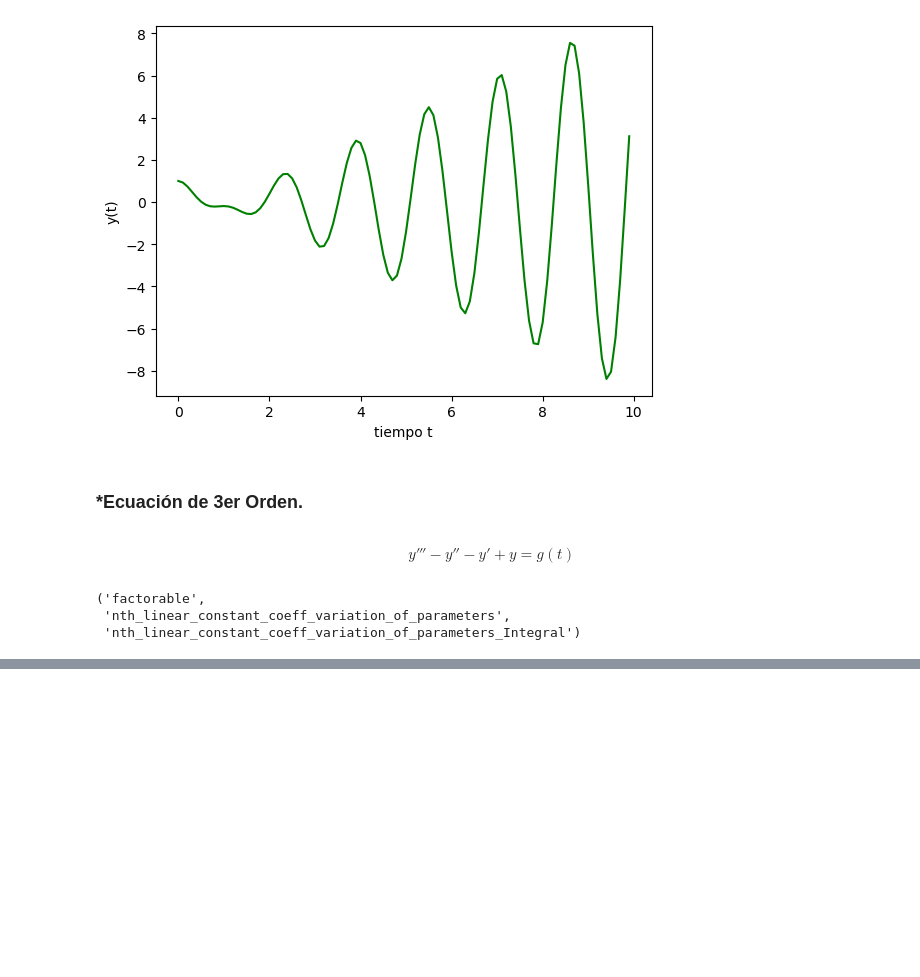
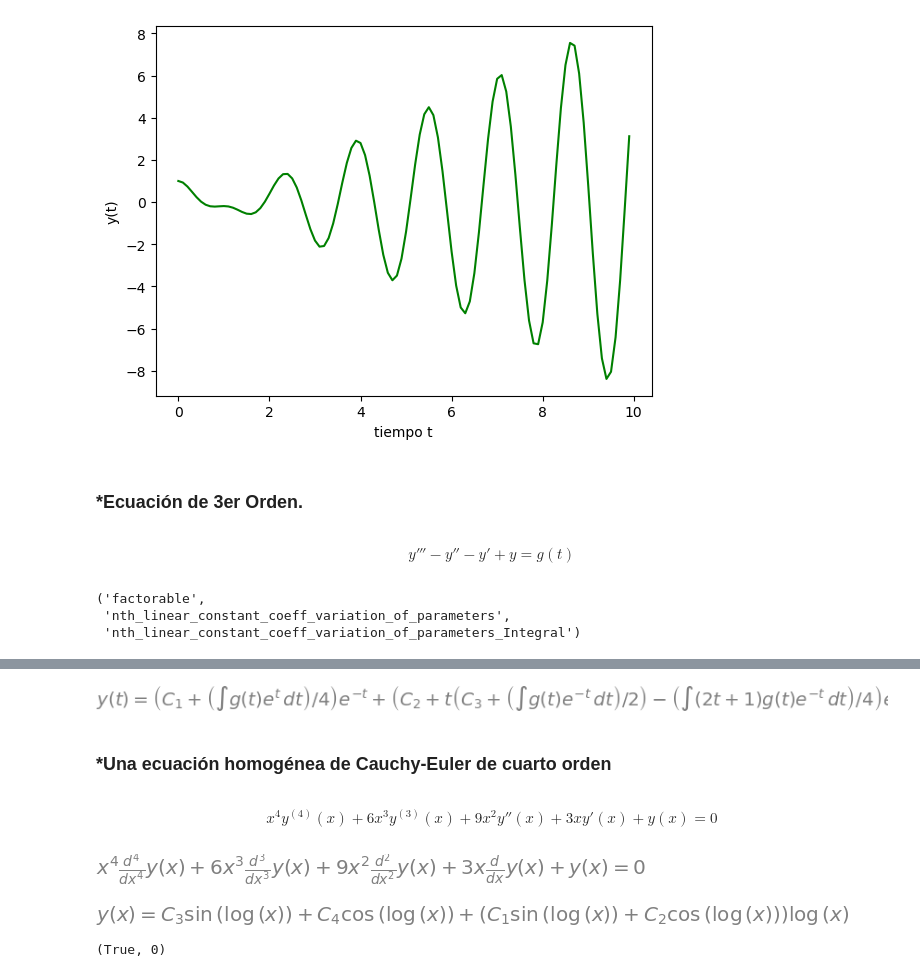
Before and after one commit to JaviMH24/Topicos-de-Ecuaciones-Diferenciales, a Jupyter notebook: Ec_Dif_con_Python.ipynb, the cells around one changed output, grey strips where cells are left out. Cells and saved outputs as stored; diff of their text form; code cells hidden in the pictures; blank space fills up the shorter version.

```diff
--- a/Ec_Dif_con_Python.ipynb
+++ b/Ec_Dif_con_Python.ipynb
@@ -197,0 +194,22 @@ sol4
+# %%
+#Mostramos el resultado
+sol4
+# %% [output]
+[figure, added]
+# %% [markdown]
+### *Una ecuación homogénea de Cauchy-Euler de cuarto orden
+# %% [markdown]
+$$x^4y^{(4)}(x)+6x^3y^{(3)}(x)+9x^2y''(x)+3xy'(x)+y(x)=0$$
+# %%
+#Definimos las variables
+x=sp.symbols('x')
+y=sp.Function('y')
+# %%
+#Importamos el operador *
+from sympy import *
+#Agregamos la ED:
+ode5=sp.Eq(x**4*sp.Derivative(y(x),x,4)+6*x*x*x*sp.Derivative(y(x),x,3)+ 9*x**2*sp.Derivative(y(x),x,2)+3*x*sp.Derivative(y(x),x)+y(x),0)
+# %%
+ode5
+# %% [output]
+[figure, added]
@@ -197,0 +218,9 @@ sol4
+# %%
+sol5
+# %% [output]
+[figure, added]
+# %%
+#Verificamos si es un resultado para la ED:
+sp.checkodesol(ode5,sol5)
+# %% [output]
+(True, 0)
```
Also changed, not shown: parts of 6 cells of this notebook.
